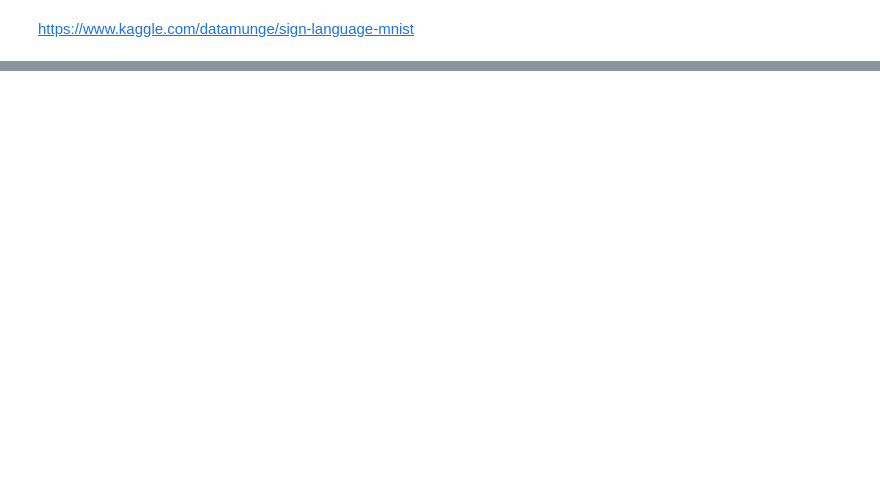
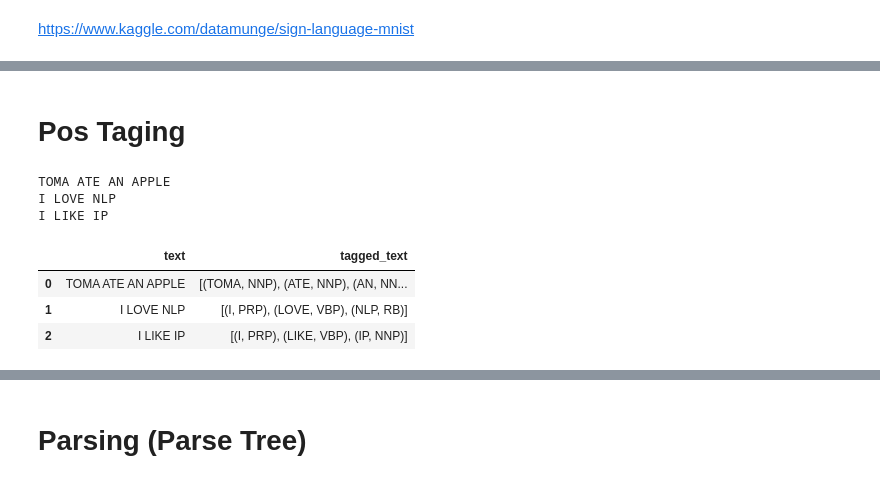
Before and after one commit to wyewlee/NLP-Ass-Gesture-Engine, a Jupyter notebook: JC_test.ipynb, the cells around one changed output, grey strips where cells are left out. Drawn from its saved outputs; the diff is of its cells as text; code cells hidden in the pictures; blank space fills up the shorter version.

```diff
--- a/JC_test.ipynb
+++ b/JC_test.ipynb
@@ -413,4 +418,7 @@ model_inference = load_model("generated_model/3.1a_hand_gesture_model.h5")
 # Load the class names
 le = LabelEncoder()
 le.classes_ = np.load("data/hand_geture_classes.npy", allow_pickle=True)
+
+# Define a text list to store result
+text = []
 # %% [output]
@@ -421,10 +429,10 @@ cap = cv2.VideoCapture(0)
 pTime = 0
 
 # represents the top left corner of rectangle
-start_point = (300, 100)
+start_point = (300, 60)
 
 # represents the bottom right corner of rectangle
-end_point = (600, 400)
+end_point = (600, 380)
 
 # Blue color in BGR
 color = (255, 0, 0)
@@ -477,10 +485,10 @@ with mp.hands.Hands(max_num_hands=1, min_detection_confidence=0.5, min_tracking_
                            1, (255, 255, 255), 2, cv2.LINE_AA)
 
                 # Display Output Text
-                cv2.rectangle(image, (0,340), (250,400), (245, 117, 16), -1)
-                cv2.putText(image, "RESULT", (15,360), cv2.FONT_HERSHEY_SIMPLEX,
+                cv2.rectangle(image, (0,400), (650,500), (245, 117, 16), -1)
+                cv2.putText(image, "RESULT", (15,420), cv2.FONT_HERSHEY_SIMPLEX,
                            0.5, (0,0,0), 1, cv2.LINE_AA)
-                cv2.putText(image, output, (10,390), cv2.FONT_HERSHEY_SIMPLEX,
+                cv2.putText(image, output, (10,460), cv2.FONT_HERSHEY_SIMPLEX,
                            1, (255, 255, 255), 2, cv2.LINE_AA)
 
 
@@ -492,9 +500,14 @@ with mp.hands.Hands(max_num_hands=1, min_detection_confidence=0.5, min_tracking_
                             2, (255, 0, 0), 2)
 
                 # Retrieve Output Text
-                if (prob >= 0.8) & (keyboard.is_pressed("m")):  # Detect 'm' input
+                if (prob >= 0.8) & (keyboard.is_pressed("enter")):  # Detect 'm' input
                     result.append(class_name)
                     time.sleep(1)
+
+                if (keyboard.is_pressed("space")):  # Detect 'n' input to add space
+                    result.append(' ')
+                    time.sleep(1)
+
 
         # Recolor for rendering
         image = cv2.cvtColor(image, cv2.COLOR_RGB2BGR)
@@ -504,12 +517,13 @@ with mp.hands.Hands(max_num_hands=1, min_detection_confidence=0.5, min_tracking_
 
         cv2.imshow("Hand detection", image)
 
-        #time.sleep(2)
-
-
         if cv2.waitKey(1) & 0xFF == ord('q'):
             break
 
 cap.release()
 cv2.destroyAllWindows()
+
+# Store into text list
+if result:   #If not empty list, then append
+    text.append(''.join(result))
 # %% [output]
@@ -539,0 +558,23 @@ time: 0 ns (started: 2021-09-18 11:57:36 +08:00)
+# %% [markdown]
+# Pos Taging
+# %%
+# Create DataFrame
+df = pd.DataFrame(columns = ['text', 'tagged_text'])
+
+for x in text:
+    print(x)
+    tag_text = word_tokenize(x)
+    pos_text = nltk.pos_tag(tag_text)
+    #Insert into dataframe
+    df_length = len(df)
+    df.loc[df_length] = [x,pos_text]
+
+df
+# %% [output]
+TOMA ATE AN APPLE
+I LOVE NLP
+I LIKE IP
+|  | text | tagged_text |
+| 0 | TOMA ATE AN APPLE | [(TOMA, NNP), (ATE, NNP), (AN, NN... |
+| 1 | I LOVE NLP | [(I, PRP), (LOVE, VBP), (NLP, RB)] |
+| 2 | I LIKE IP | [(I, PRP), (LIKE, VBP), (IP, NNP)] |
@@ -539,0 +582,2 @@ time: 0 ns (started: 2021-09-18 11:57:36 +08:00)
+# %% [markdown]
+# Parsing (Parse Tree)
```
Also changed, not shown: parts of 10 cells of this notebook.
